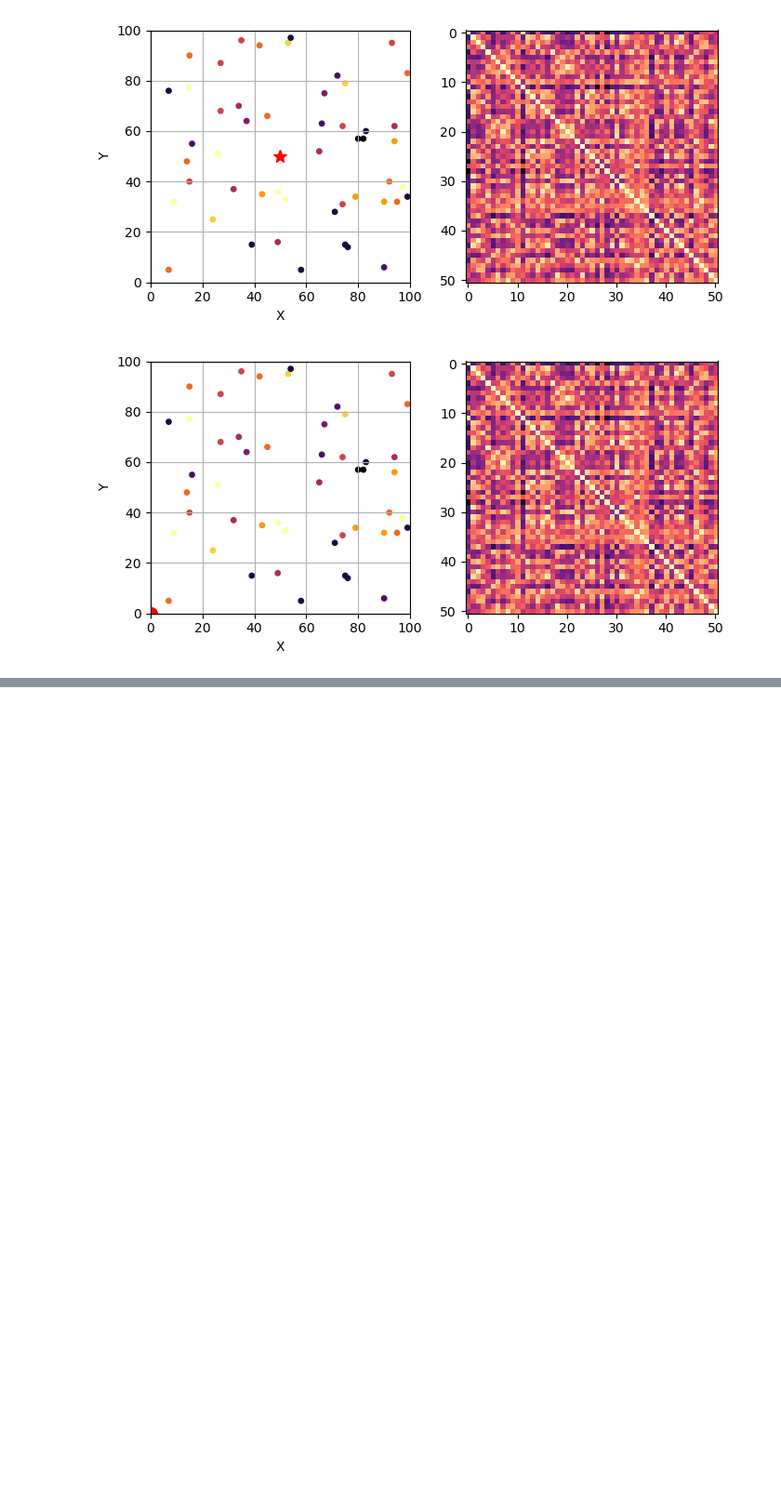
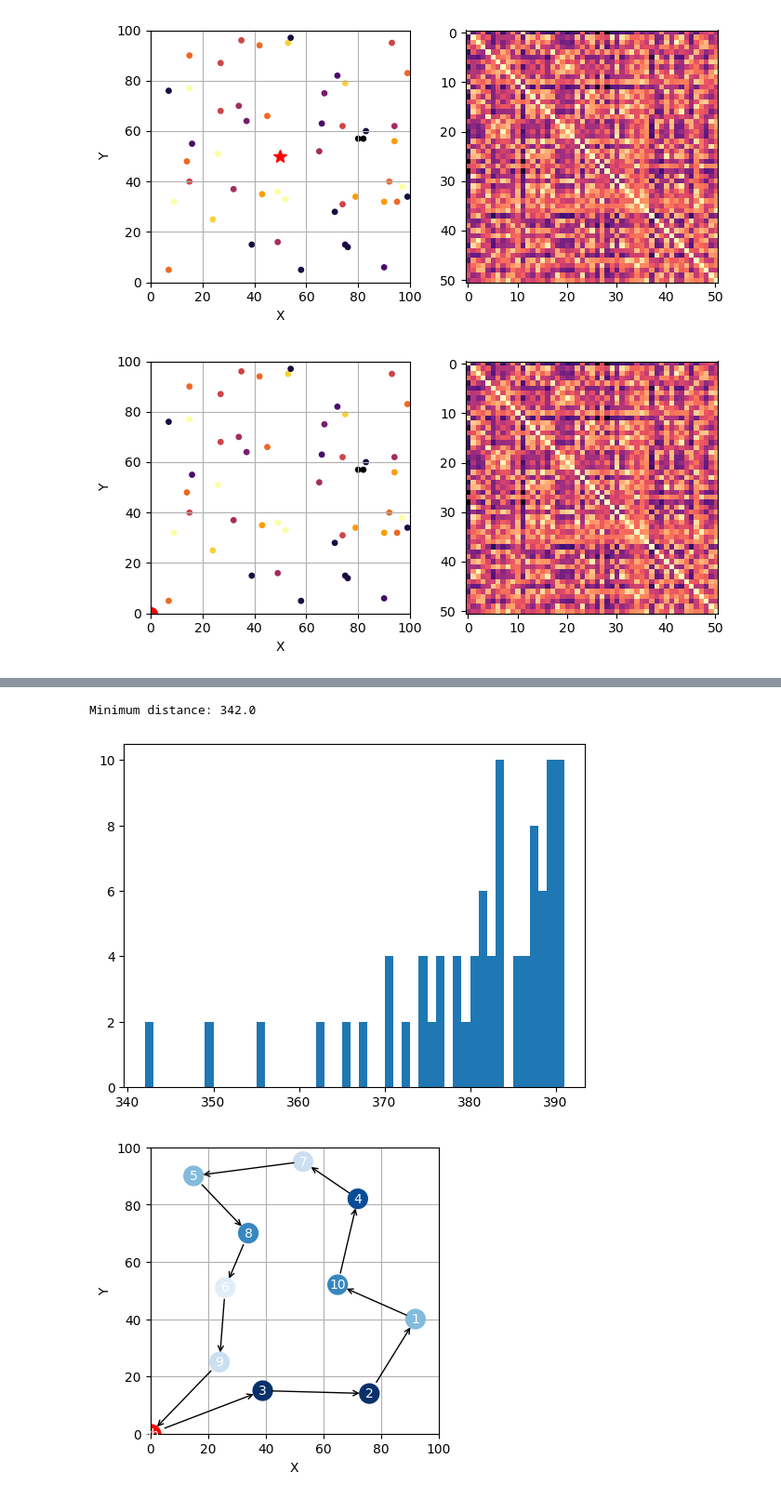
Before and after one commit to bernardo-silva/ComputationalIntelligence-project2, a Jupyter notebook: proj1.ipynb, the cells around one changed output, grey strips where cells are left out. Shown: that part at 93% size. Cells and saved outputs as stored; diff of their text form; code cells hidden in the pictures; blank space fills up the shorter version.

```diff
--- a/proj1.ipynb
+++ b/proj1.ipynb
@@ -423,0 +100,33 @@ plot_route([15, 22, 24, 13, 26, 28, 17,  4, 20,  7, 30, 21,  5, 19,  8,
+# %%
+EA = SingleObjectiveTSP(ind_size = 10,
+                        distances= dist_corner,
+                        orders   = orders,
+                        coords   = xy_corner.T[1:10+1],
+                        pop_size = 40,
+                        use_heuristic= False,
+                        elitist_cross= 20,
+                        elitist_size = 3,
+                        CXPB  = 0.8,
+                        INVPB = 0.8)
+# %%
+routes = list(permutations(range(1,11)))
+
+best_route_corner = routes[0]
+min_dist  = 1e6
+distances_corner = []
+
+for route in routes:
+    dist = EA._evaluate(route)[0]
+    distances_corner += [dist]
+    if dist < min_dist:
+        min_dist = dist
+        best_route_corner = route
+# %%
+print(f"Minimum distance: {min_dist}")
+distances_corner.sort()
+_=plt.hist(distances_corner[:100],bins=int(distances_corner[:100][-1]-distances_corner[0]))
+plot_route_with_labels(best_route_corner, xy_corner.T[:11], orders[:11])
+# %% [output]
+Minimum distance: 342.0
+[figure, added]
+[figure, added]
```
Also changed, not shown: parts of 52 cells of this notebook, 17 other files.
